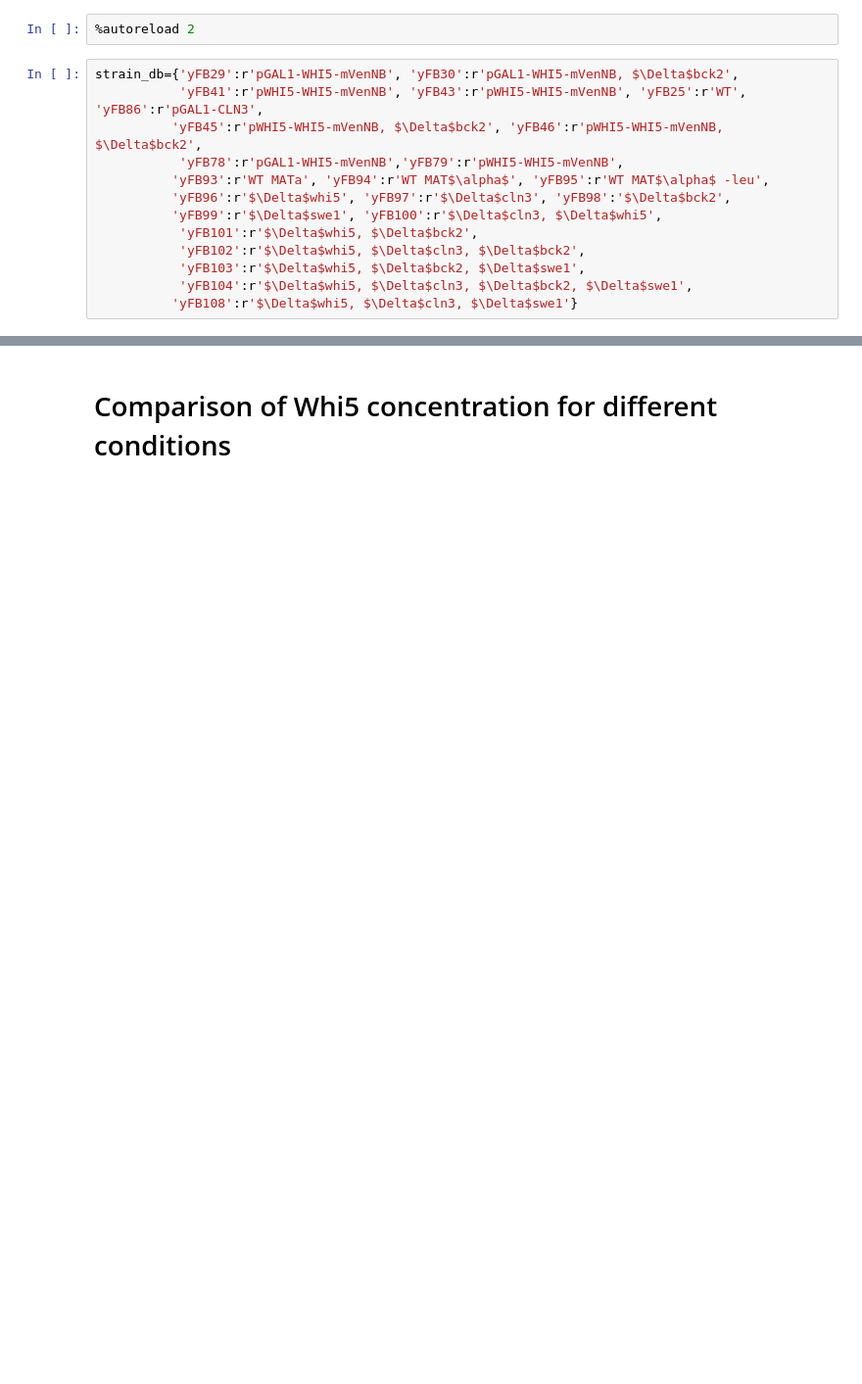
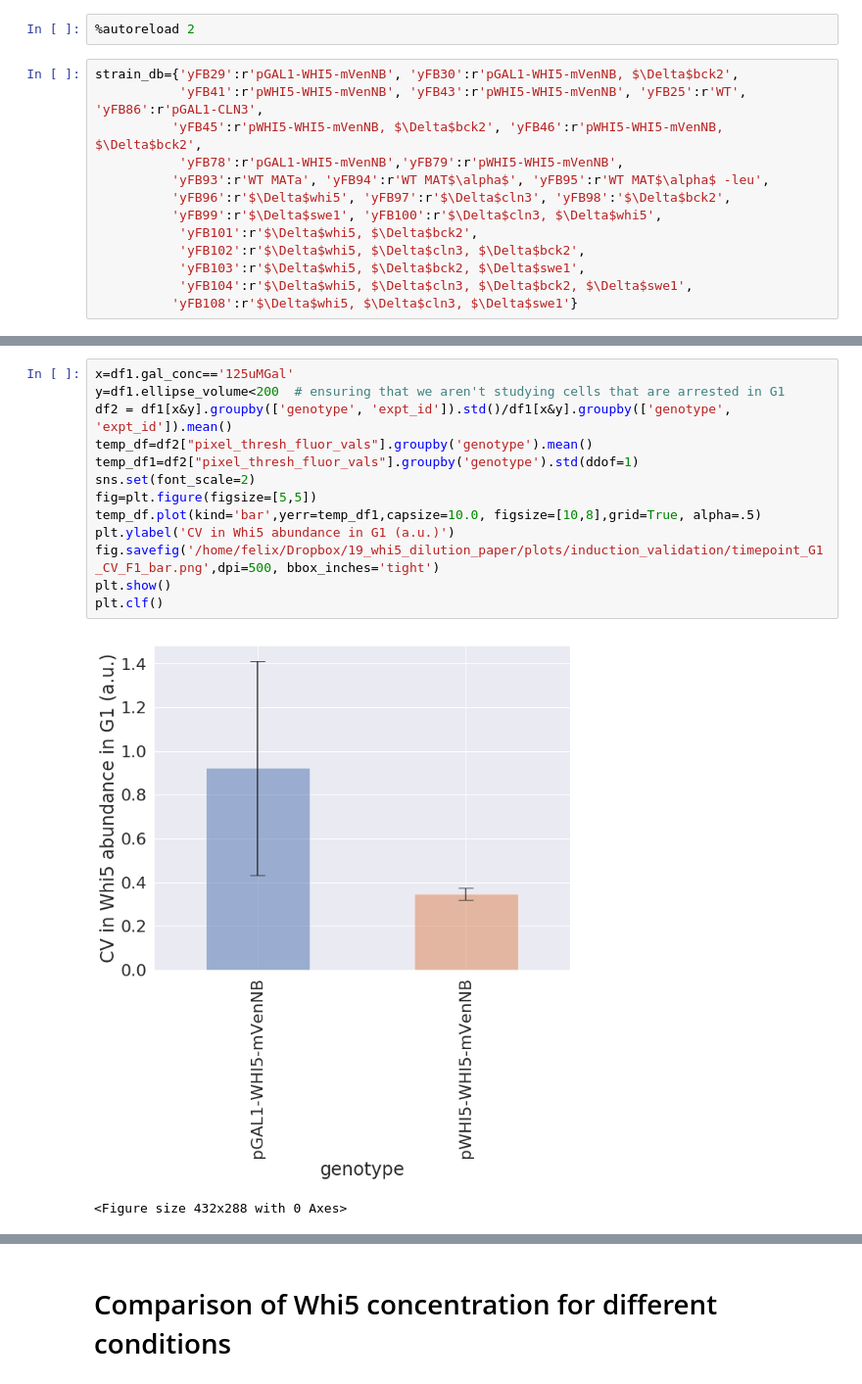
Before and after one commit to AWMurrayLab/image_processing_cellstar_public, a Jupyter notebook: timepoint_experiments_pandas_analysis.ipynb, the cells around one changed output, grey strips where cells are left out. Shown at 98% size. Saved outputs shown, nothing was run; the diff lists cells and outputs as text; blank space fills up the shorter version.

```diff
--- a/timepoint_experiments_pandas_analysis.ipynb
+++ b/timepoint_experiments_pandas_analysis.ipynb
@@ -107,0 +192,16 @@ df1.loc[x&y,'pixel_thresh_fluor_vals_av_c2'] = df1[x&y].pixel_thresh_fluor_vals_
+# %%
+x=df1.gal_conc=='125uMGal'
+y=df1.ellipse_volume<200  # ensuring that we aren't studying cells that are arrested in G1
+df2 = df1[x&y].groupby(['genotype', 'expt_id']).std()/df1[x&y].groupby(['genotype', 'expt_id']).mean()
+temp_df=df2["pixel_thresh_fluor_vals"].groupby('genotype').mean()
+temp_df1=df2["pixel_thresh_fluor_vals"].groupby('genotype').std(ddof=1)
+sns.set(font_scale=2)
+fig=plt.figure(figsize=[5,5])
+temp_df.plot(kind='bar',yerr=temp_df1,capsize=10.0, figsize=[10,8],grid=True, alpha=.5)
+plt.ylabel('CV in Whi5 abundance in G1 (a.u.)')
+fig.savefig('/home/felix/Dropbox/19_whi5_dilution_paper/plots/induction_validation/timepoint_G1_CV_F1_bar.png',dpi=500, bbox_inches='tight')
+plt.show()
+plt.clf()
+# %% [output]
+[figure, added]
+<Figure size 432x288 with 0 Axes>
```
Also changed, not shown: parts of 30 cells of this notebook, 12 other files.
